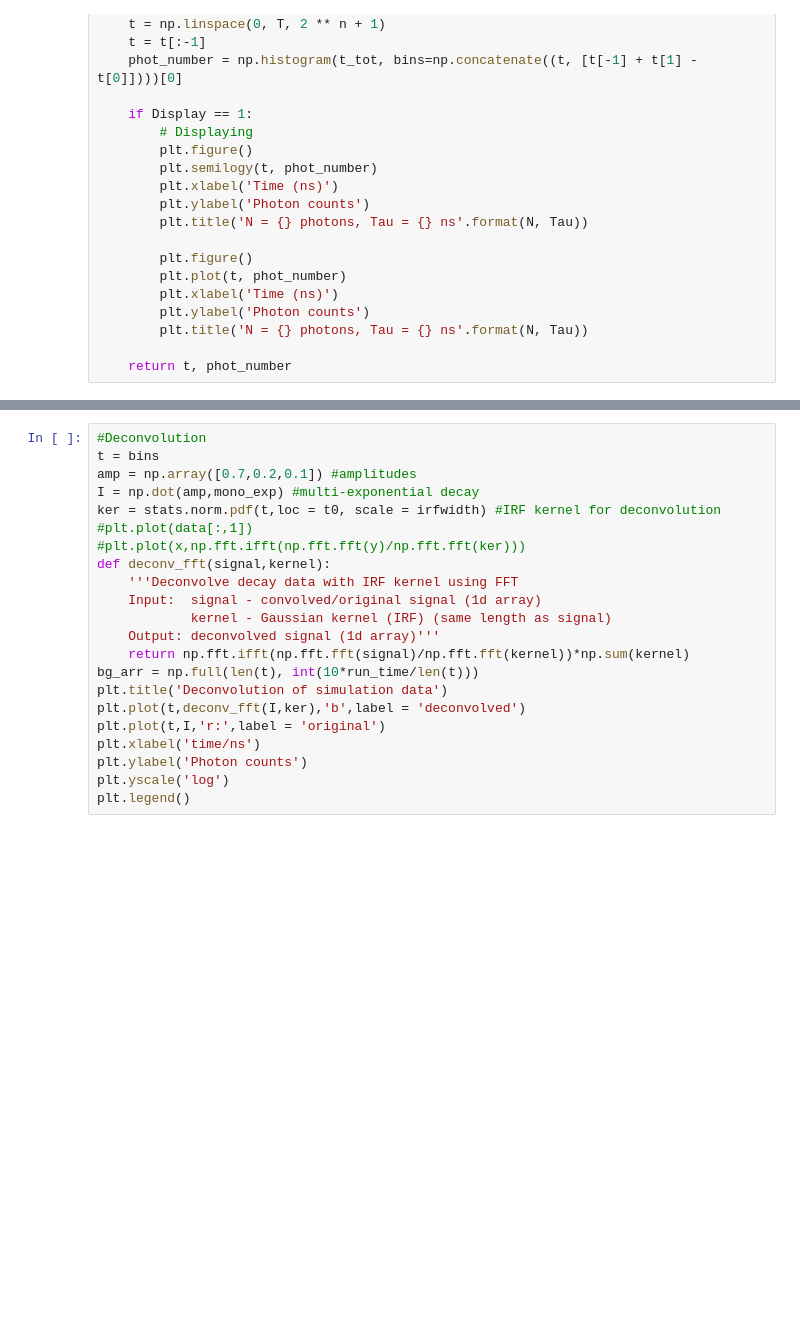
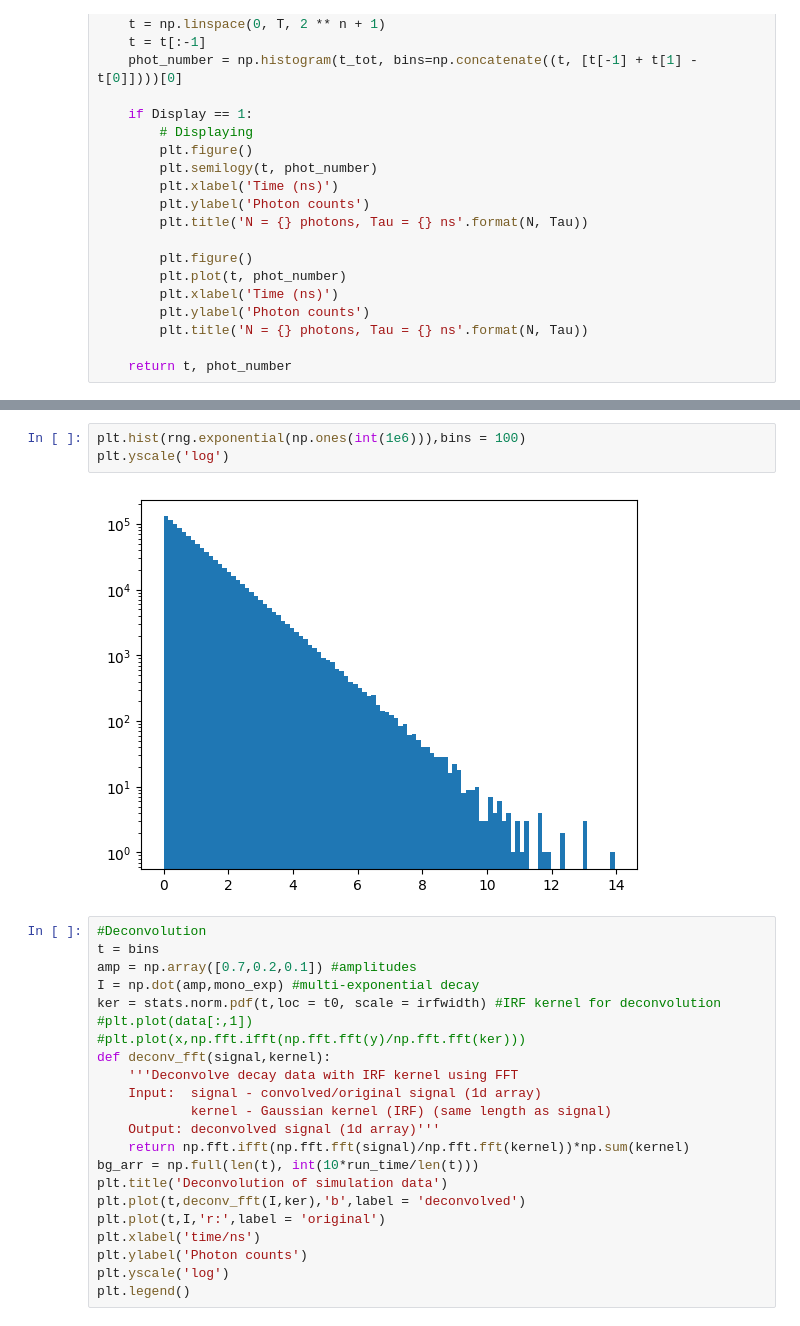
Before and after one commit to ngcnpeter/Y3_Group_Project_2B, a Jupyter notebook: TCSPC-simulation/2Bsimulation.ipynb, the cells around one changed output, grey strips where cells are left out. Saved outputs shown, nothing was run; the diff lists cells and outputs as text; blank space fills up the shorter version.

```diff
--- a/TCSPC-simulation/2Bsimulation.ipynb
+++ b/TCSPC-simulation/2Bsimulation.ipynb
@@ -172,3 +173,8 @@ Text(0, 0.5, 'Photon Counts')
+# %%
+plt.hist(rng.exponential(np.ones(int(1e6))),bins = 100)
+plt.yscale('log')
+# %% [output]
+[figure, added]
 # %%
 #Deconvolution
 t = bins
```
Also changed, not shown: parts of 16 cells of this notebook.
